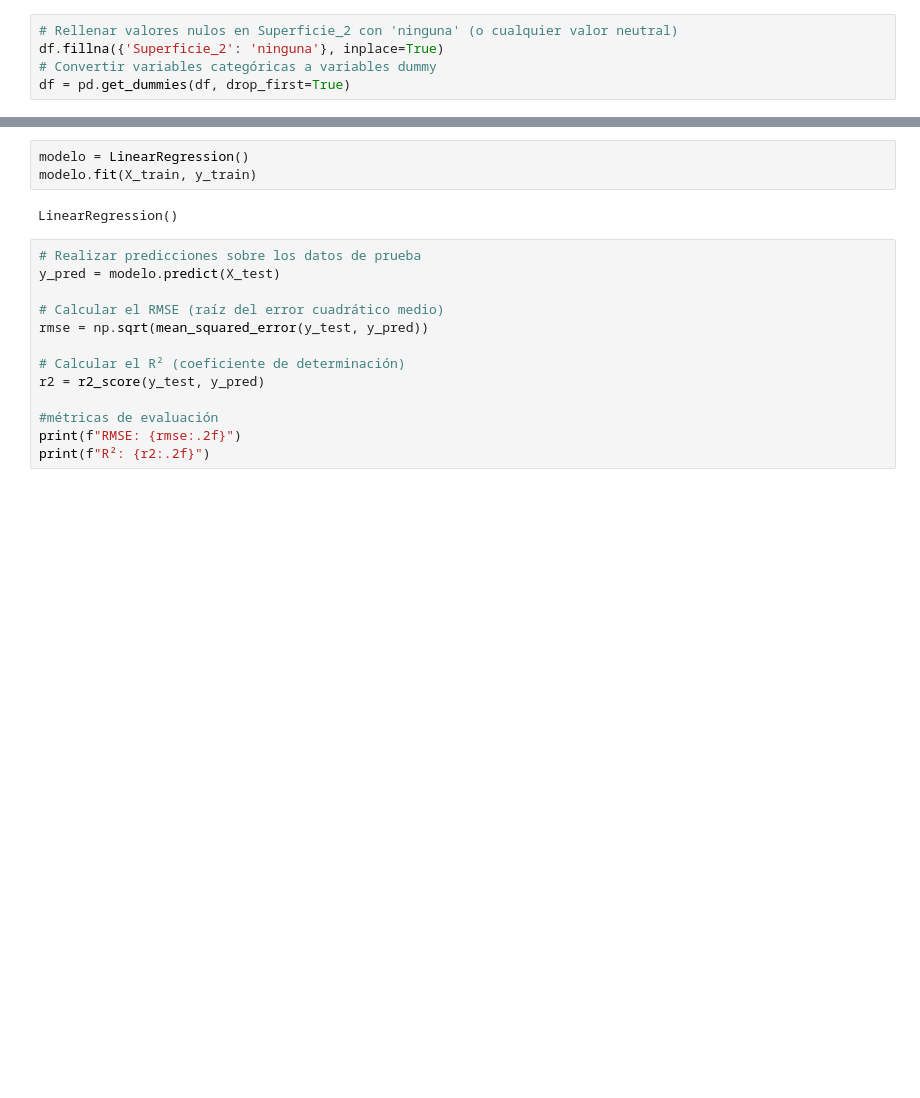
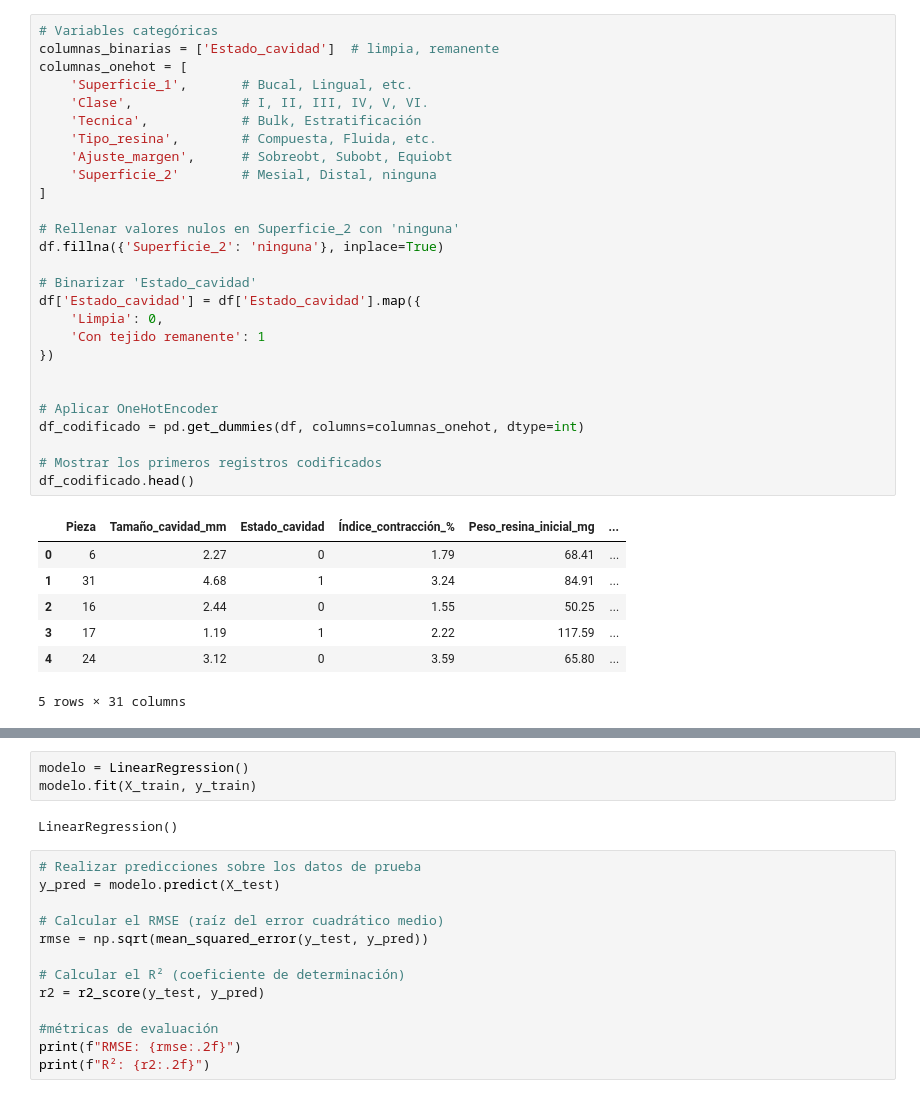
Before and after one commit to omaurtorsac/tgor, a Jupyter notebook: regresion-lineal/regresion.ipynb, the cells around one changed output, grey strips where cells are left out. Saved outputs shown, nothing was run; the diff lists cells and outputs as text; blank space fills up the shorter version.

```diff
--- a/regresion-lineal/regresion.ipynb
+++ b/regresion-lineal/regresion.ipynb
@@ -19,10 +22,40 @@ df.head()
 | 2 | I | 16 | Lingual | NaN | 2.44 | Limpia | Estratificación | Bulk | ... |
 | 3 | V | 17 | Lingual | NaN | 1.19 | Con tejido remanente | Bulk | Con fibra de vidrio | ... |
 | 4 | V | 24 | Lingual | NaN | 3.12 | Limpia | Bulk | Con fibra de vidrio | ... |
-# %%
-# Rellenar valores nulos en Superficie_2 con 'ninguna' (o cualquier valor neutral)
-df.fillna({'Superficie_2': 'ninguna'}, inplace=True)
-# Convertir variables categóricas a variables dummy
-df = pd.get_dummies(df, drop_first=True)
+# %%
+# Variables categóricas
+columnas_binarias = ['Estado_cavidad']  # limpia, remanente
+columnas_onehot = [
+    'Superficie_1',       # Bucal, Lingual, etc.
+    'Clase',              # I, II, III, IV, V, VI.
+    'Tecnica',            # Bulk, Estratificación
+    'Tipo_resina',        # Compuesta, Fluida, etc.
+    'Ajuste_margen',      # Sobreobt, Subobt, Equiobt
+    'Superficie_2'        # Mesial, Distal, ninguna
+]
+
+# Rellenar valores nulos en Superficie_2 con 'ninguna'
+df.fillna({'Superficie_2': 'ninguna'}, inplace=True)
+
+# Binarizar 'Estado_cavidad'
+df['Estado_cavidad'] = df['Estado_cavidad'].map({
+    'Limpia': 0,
+    'Con tejido remanente': 1
+})
+
+
+# Aplicar OneHotEncoder
+df_codificado = pd.get_dummies(df, columns=columnas_onehot, dtype=int)
+
+# Mostrar los primeros registros codificados
+df_codificado.head()
+# %% [output]
+|  | Pieza | Tamaño_cavidad_mm | Estado_cavidad | Índice_contracción_% | Peso_resina_inicial_mg | ... |
+| 0 | 6 | 2.27 | 0 | 1.79 | 68.41 | ... |
+| 1 | 31 | 4.68 | 1 | 3.24 | 84.91 | ... |
+| 2 | 16 | 2.44 | 0 | 1.55 | 50.25 | ... |
+| 3 | 17 | 1.19 | 1 | 2.22 | 117.59 | ... |
+| 4 | 24 | 3.12 | 0 | 3.59 | 65.80 | ... |
+5 rows × 31 columns
 # %%
 # Variable objetivo: cuánta resina se debe utilizar
```
Also changed, not shown: parts of 11 cells of this notebook, 2 other files.
